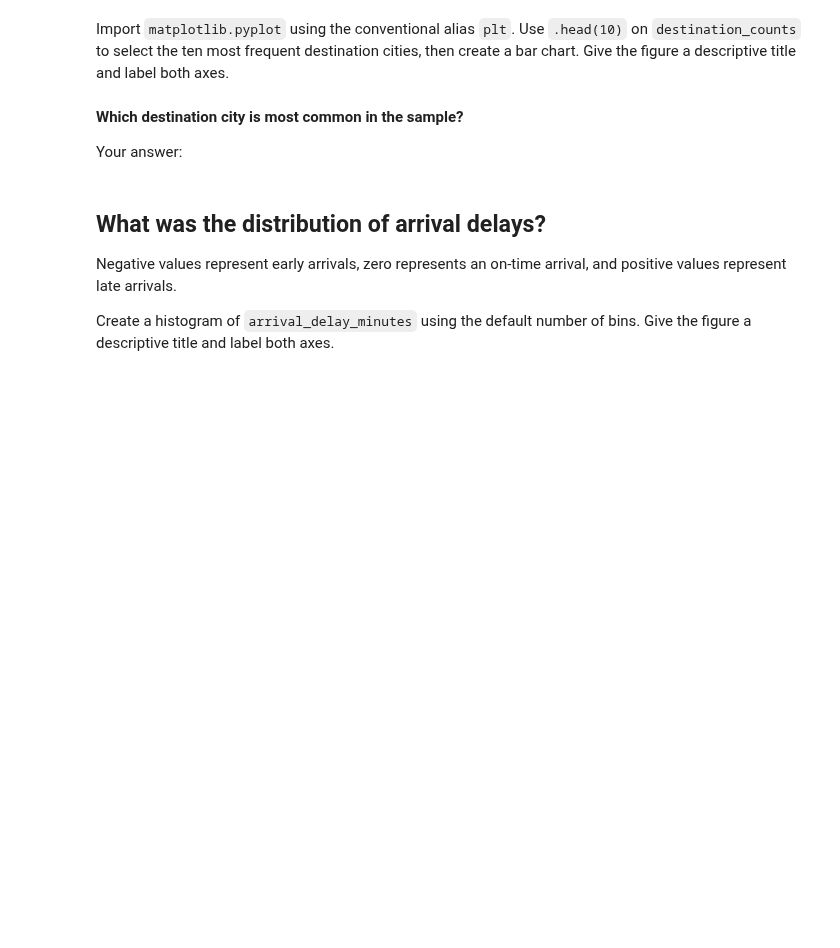
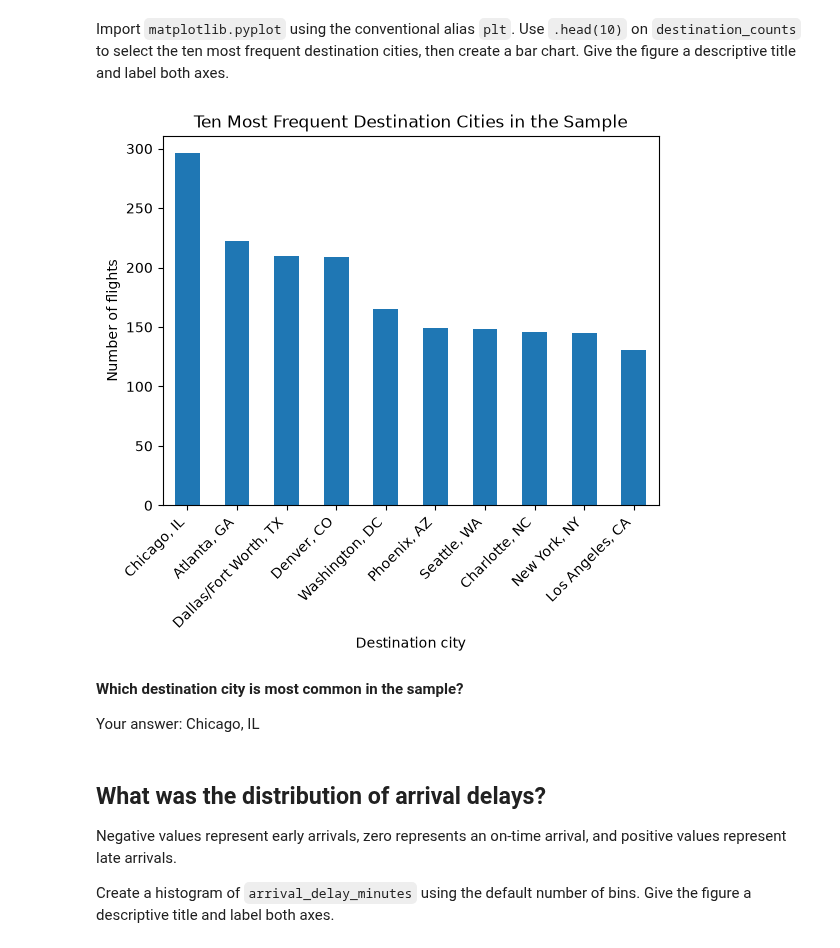
Before and after one commit to JPDeuce/Data_Visualization_and_Modeling_Campus, a Jupyter notebook: week01/lab/Lab - Data Visualization and Visual Thinking.ipynb, the cells around one changed output. Cells and saved outputs as stored; diff of their text form; code cells hidden in the pictures; blank space fills up the shorter version.

Commit message:
Completed Data Visualization and Visual Thinking Lab

```diff
--- a/week01/lab/Lab - Data Visualization and Visual Thinking.ipynb
+++ b/week01/lab/Lab - Data Visualization and Visual Thinking.ipynb
@@ -40,6 +40,8 @@ The dataset is a reproducible random sample of 5,000 eligible flights. Each obse
 Import Pandas using the conventional alias `pd`. Read `data/bts_flights_may_2026_sample.csv` into a DataFrame named `flights`.
 # %%
 # Write your code here.
+import pandas as pd
+flights = pd.read_csv("data/bts_flights_may_2026_sample.csv")
 # %% [markdown]
 Display the first five rows of the DataFrame.
 # %%
@@ -82,3 +122,5 @@ A **quantitative feature** records an amount or measurement for which arithmetic
 Calculate and display the frequency of each destination city. Save the result as `destination_counts`.
 # %%
 # Write your code here.
+destination_counts = flights["destination_city"].value_counts()
+destination_counts
@@ -86,10 +142,20 @@ Calculate and display the frequency of each destination city. Save the result as
 Import `matplotlib.pyplot` using the conventional alias `plt`. Use `.head(10)` on `destination_counts` to select the ten most frequent destination cities, then create a bar chart. Give the figure a descriptive title and label both axes.
 # %%
 # Write your code here.
+import matplotlib.pyplot as plt
+top_destinations = destination_counts.head(10)
+top_destinations.plot(kind="bar")
+plt.title("Ten Most Frequent Destination Cities in the Sample")
+plt.xlabel("Destination city")
+plt.ylabel("Number of flights")
+plt.xticks(rotation=45, ha="right")
+plt.show()
+# %% [output]
+[figure, added]
 # %% [markdown]
 **Which destination city is most common in the sample?**
 
-Your answer:
+Your answer: Chicago, IL
 # %% [markdown]
 ## What was the distribution of arrival delays?
 
```
Also changed, not shown: parts of 45 cells of this notebook, 2 other files.
